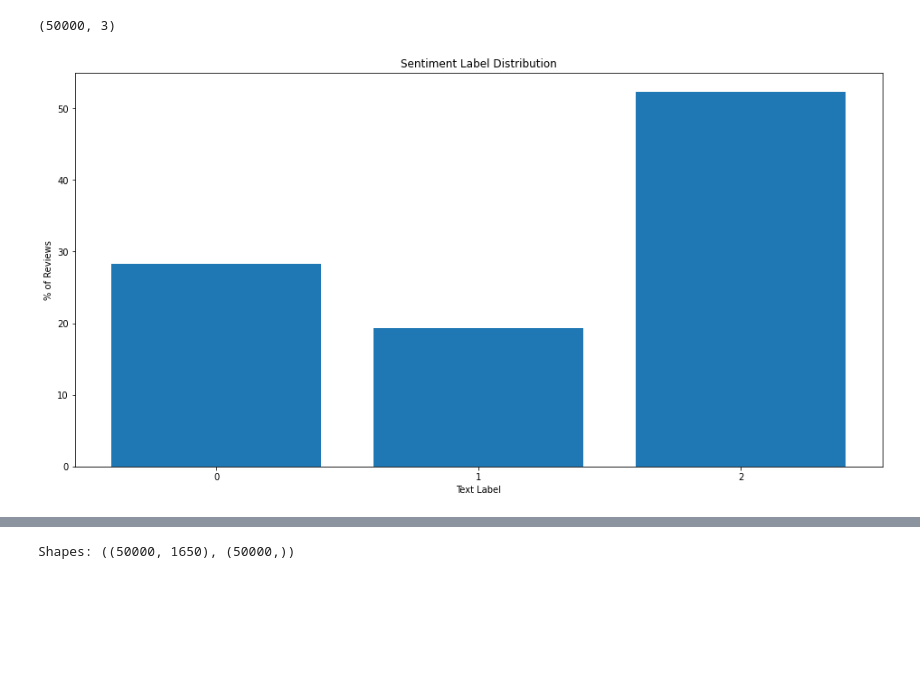
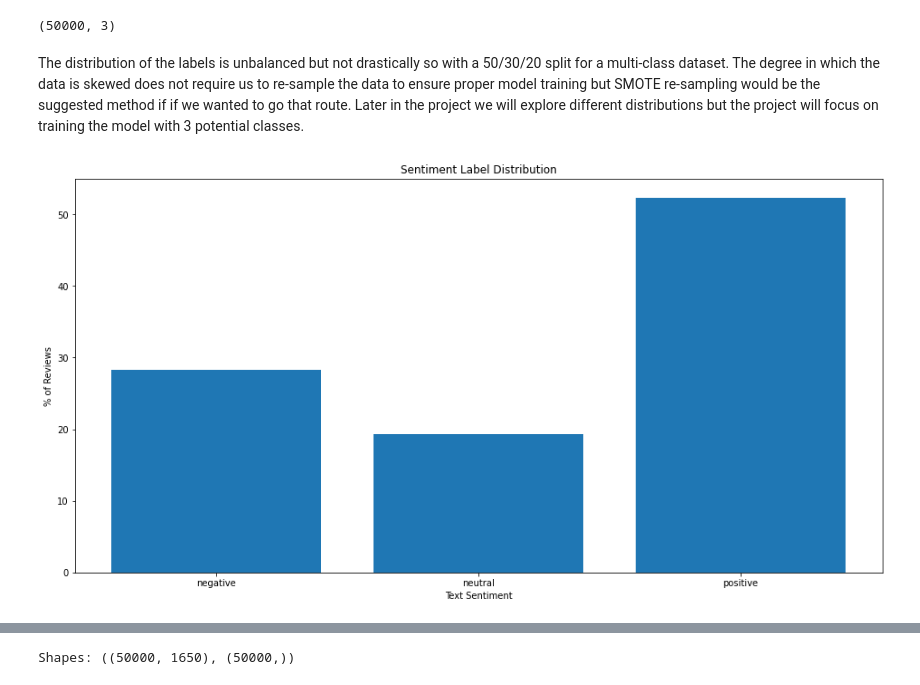
Before and after one commit to JordanFortney/sentimentNaturalLanguageProcessing, a Jupyter notebook: sentimentNLP.ipynb, the cells around one changed output, grey strips where cells are left out. Drawn from its saved outputs; the diff is of its cells as text; code cells hidden in the pictures; blank space fills up the shorter version.

```diff
--- a/sentimentNLP.ipynb
+++ b/sentimentNLP.ipynb
@@ -41,16 +61,21 @@ display(sentTrain.shape)
 | 3 | positive | Bigger size of application names ... | 2 |
 | 4 | negative | Just a hype of stock android whic... | 0 |
 (50000, 3)
+# %% [markdown]
+The distribution of the labels is unbalanced but not drastically so with a 50/30/20 split for a multi-class dataset. The degree in which the data is skewed does not require us to re-sample the data to ensure proper model training but SMOTE re-sampling would be the suggested method if if we wanted to go that route. Later in the project we will explore different distributions but the project will focus on training the model with 3 potential classes.
 # %%
-values, counts = np.unique(sentTrain['label'], return_counts=True)
+# get the unique values and their counts for the dataset
+values, counts = np.unique(sentTrain['sentiment'], return_counts=True)
+# normalize the counts to percentages
 normalized_counts = counts/counts.sum()
 
+# plot the unique sentiments and their normalized counts
 plt.figure(figsize = (16,8))
 plt.bar(values, normalized_counts*100)
-plt.xlabel('Text Label')
+plt.xlabel('Text Sentiment')
 plt.xticks([0,1,2])
 plt.ylabel('% of Reviews')
 plt.title("Sentiment Label Distribution")
 plt.show()
 # %% [output]
-[figure, old version]
+[figure, new version]
```
Also changed, not shown: parts of 32 cells of this notebook.
